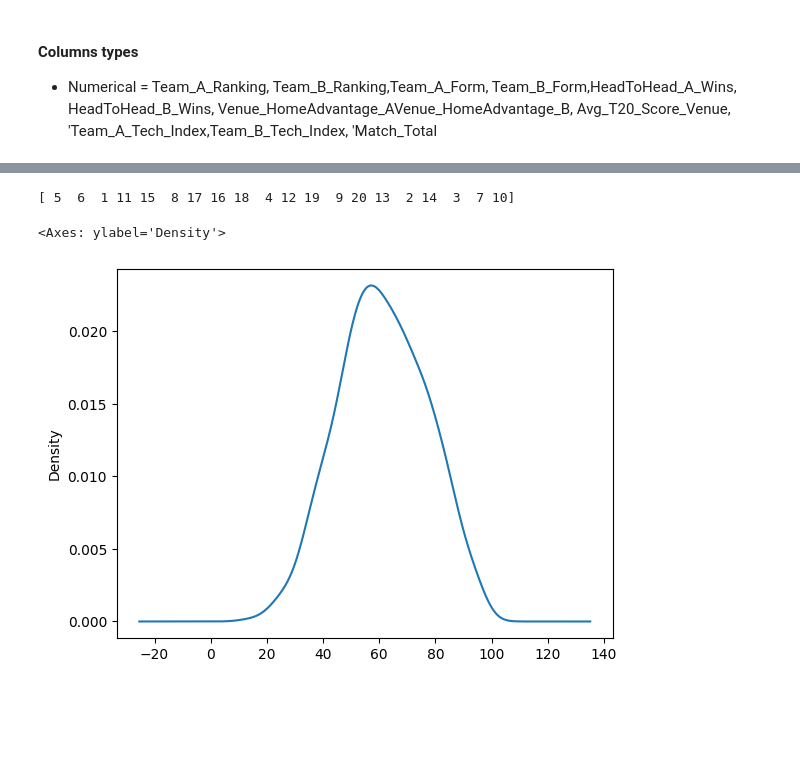
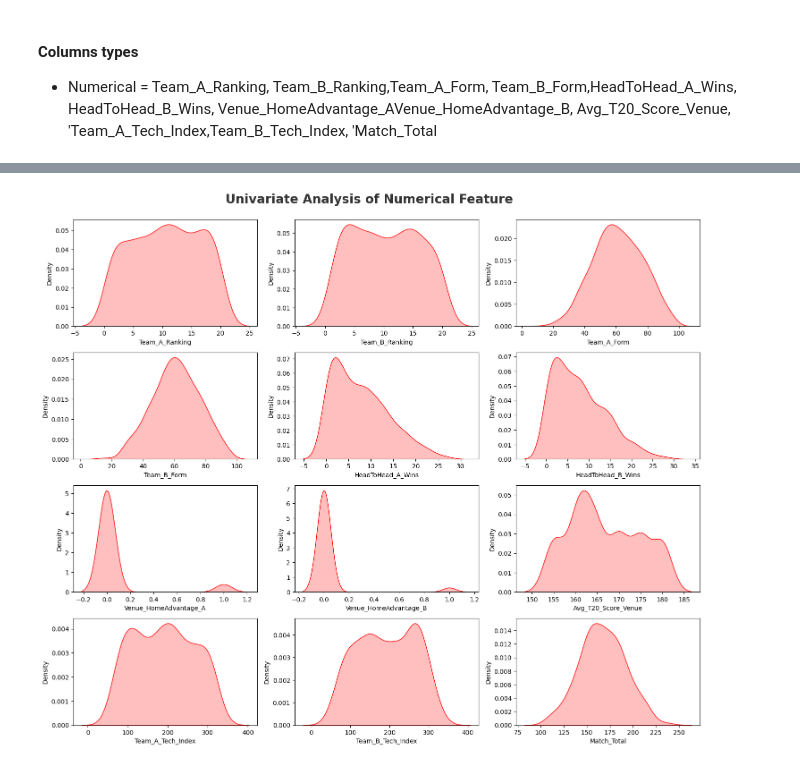
Before and after one commit to Priyanshu6yadav/Machine-Learning, a Jupyter notebook: eda/2026 t20 match/t20_dataset.ipynb, the cells around one changed output, grey strips where cells are left out. Cells and saved outputs as stored; diff of their text form; code cells hidden in the pictures; blank space fills up the shorter version.

```diff
--- a/eda/2026 t20 match/t20_dataset.ipynb
+++ b/eda/2026 t20 match/t20_dataset.ipynb
@@ -200,9 +153,12 @@ df['Team_B_Ranking'].plot(kind='kde')
-# %%
-print(df['Team_A_Ranking'].unique())
-# %% [output]
-[ 5  6  1 11 15  8 17 16 18  4 12 19  9 20 13  2 14  3  7 10]
-# %%
-df['Team_A_Form'].plot(kind='kde')
-# %% [output]
-<Axes: ylabel='Density'>
-[figure, removed]
+# %%
+cols = numeric_df.columns if isinstance(numeric_df, pd.DataFrame) else numeric_df
+plt.figure(figsize=(15,15))
+plt.suptitle("Univariate Analysis of Numerical Feature ", fontsize=20, fontweight='bold',alpha=0.8,y=1.)
+for i, col_name in enumerate(cols):
+    plt.subplot(5, 3, i + 1)
+    # Use the col_name string directly
+    sns.kdeplot(x=df[col_name], fill=True, color='r')
+    plt.xlabel(col_name)
+    plt.tight_layout()
+# %% [output]
+[figure, added]
```
Also changed, not shown: parts of 13 cells of this notebook, 4 other files.
